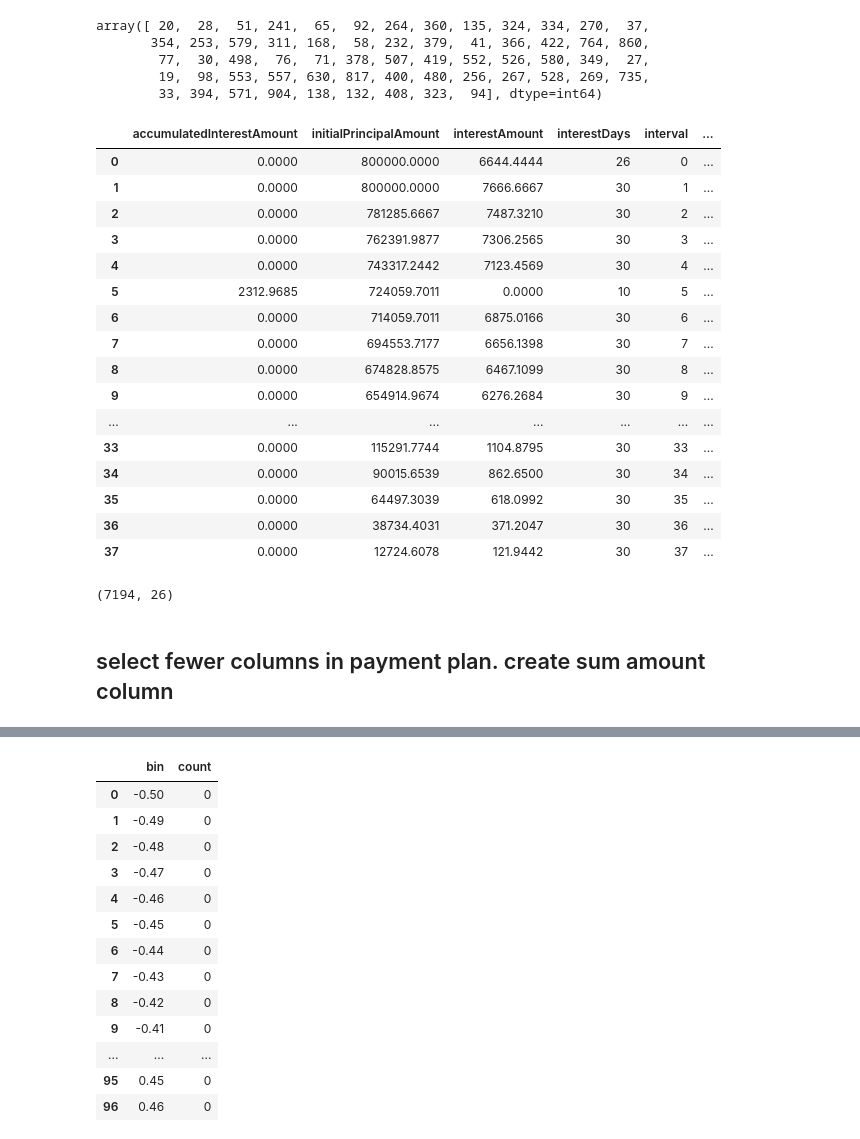
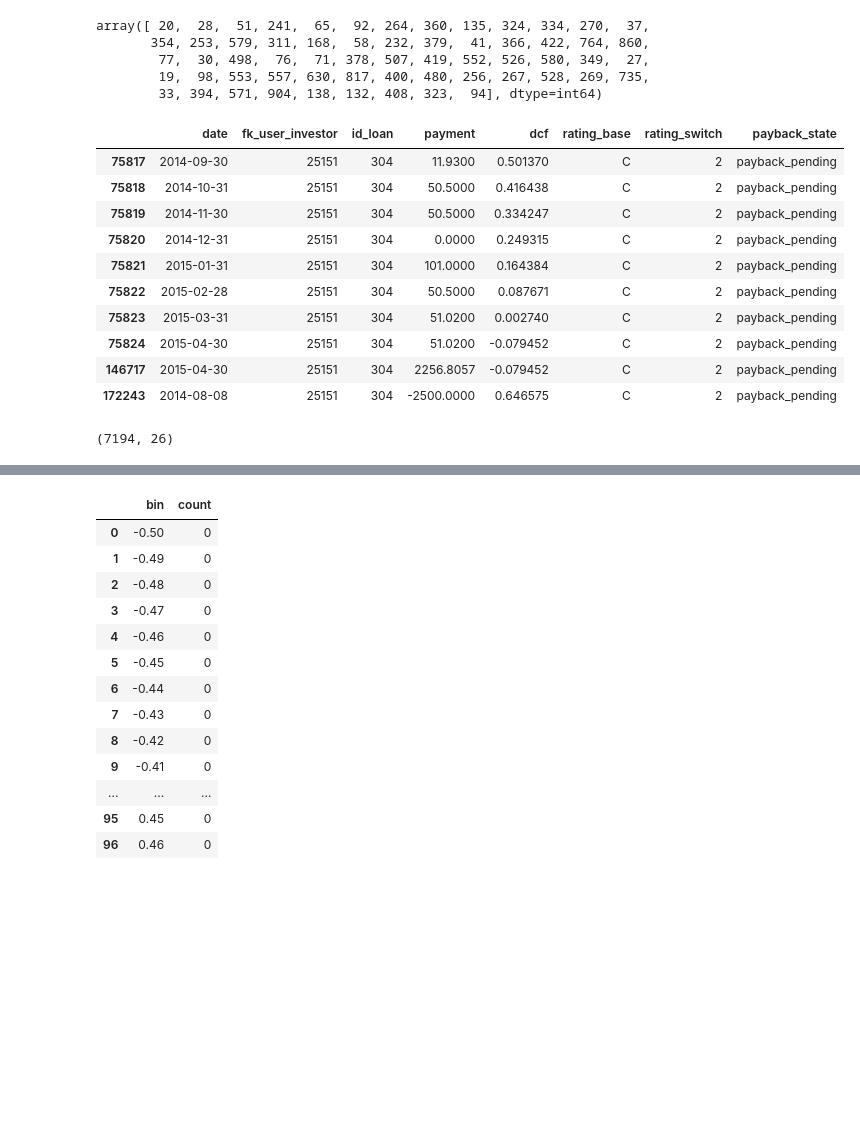
Before and after one commit to seanv507/IPython-Notebooks, a Jupyter notebook: returns01.ipynb, the cells around one changed output, grey strips where cells are left out. Cells and saved outputs as stored; diff of their text form; code cells hidden in the pictures; blank space fills up the shorter version.

```diff
--- a/returns01.ipynb
+++ b/returns01.ipynb
@@ -396,7 +371,9 @@ loans['originated_since_date']=np.array(loans.originated_since,'datetime64[D]')
 loans['rating_switch']=1 + \
     (loans['originated_since_date']>np.datetime64('2014-06-30')) + \
     (loans['originated_since_date']>np.datetime64('2014-10-14'))
+# %%
+loans['originated_since_date_EOM']=loans['originated_since_date']+np.array(30-loans.payback_day,'timedelta64[D]')
 # %%
-loan_fundings1=loan_fundings.merge(loans[['id_loan','originated_since_date','principal_amount']],left_on=['fk_loan'],right_on=['id_loan'])
+loan_fundings1=loan_fundings.merge(loans[['id_loan','originated_since_date','originated_since_date_EOM','payback_day','principal_amount']],left_on=['fk_loan'],right_on=['id_loan'])
 # %%
 loan_fundings1['loan_coverage1']=loan_fundings1.amount/loan_fundings1.principal_amount*100
@@ -635,3 +626,4 @@ def add_investor_coverage(cashflows,loan_fundings):
     return cashflows1
 # %%
 actual_payments['in_arrears_since_days_30360']=days360(actual_payments.in_arrears_since.values,actual_payments.iso_date.values)
+actual_payments_combined['in_arrears_since_days_30360']=days360(actual_payments_combined.in_arrears_since.values,actual_payments_combined.iso_date.values)
@@ -689,35 +673,26 @@ array([ 20,  28,  51, 241,  65,  92, 264, 360, 135, 324, 334, 270,  37,
         77,  30, 498,  76,  71, 378, 507, 419, 552, 526, 580, 349,  27,
         19,  98, 553, 557, 630, 817, 400, 480, 256, 267, 528, 269, 735,
         33, 394, 571, 904, 138, 132, 408, 323,  94], dtype=int64)
-# %%
-def pplan(pay):
-    z=pd.read_json(pay.plan)
-    z[
-# %% [output]
-|  | accumulatedInterestAmount | initialPrincipalAmount | interestAmount | interestDays | interval | ... |
-| 0 | 0.0000 | 800000.0000 | 6644.4444 | 26 | 0 | ... |
-| 1 | 0.0000 | 800000.0000 | 7666.6667 | 30 | 1 | ... |
-| 2 | 0.0000 | 781285.6667 | 7487.3210 | 30 | 2 | ... |
-| 3 | 0.0000 | 762391.9877 | 7306.2565 | 30 | 3 | ... |
-| 4 | 0.0000 | 743317.2442 | 7123.4569 | 30 | 4 | ... |
-| 5 | 2312.9685 | 724059.7011 | 0.0000 | 10 | 5 | ... |
-| 6 | 0.0000 | 714059.7011 | 6875.0166 | 30 | 6 | ... |
-| 7 | 0.0000 | 694553.7177 | 6656.1398 | 30 | 7 | ... |
-| 8 | 0.0000 | 674828.8575 | 6467.1099 | 30 | 8 | ... |
-| 9 | 0.0000 | 654914.9674 | 6276.2684 | 30 | 9 | ... |
-| ... | ... | ... | ... | ... | ... | ... |
-| 33 | 0.0000 | 115291.7744 | 1104.8795 | 30 | 33 | ... |
-| 34 | 0.0000 | 90015.6539 | 862.6500 | 30 | 34 | ... |
-| 35 | 0.0000 | 64497.3039 | 618.0992 | 30 | 35 | ... |
-| 36 | 0.0000 | 38734.4031 | 371.2047 | 30 | 36 | ... |
-| 37 | 0.0000 | 12724.6078 | 121.9442 | 30 | 37 | ... |
 # %%
 actual_payments['cum_diff']=actual_payments.expected_amount_cum-actual_payments.actual_amount_cum
+actual_payments_combined['cum_diff']=actual_payments_combined.expected_amount_cum-actual_payments_combined.actual_amount_cum
+# %%
+cashflows_act_investor=generate_cashflows_act_investor(actual_payments_combined,loan_fundings1,'2015-04-30')
+# %% [output]
+|  | date | fk_user_investor | id_loan | payment | dcf | rating_base | rating_switch | payback_state |
+| 75817 | 2014-09-30 | 25151 | 304 | 11.9300 | 0.501370 | C | 2 | payback_pending |
+| 75818 | 2014-10-31 | 25151 | 304 | 50.5000 | 0.416438 | C | 2 | payback_pending |
+| 75819 | 2014-11-30 | 25151 | 304 | 50.5000 | 0.334247 | C | 2 | payback_pending |
+| 75820 | 2014-12-31 | 25151 | 304 | 0.0000 | 0.249315 | C | 2 | payback_pending |
+| 75821 | 2015-01-31 | 25151 | 304 | 101.0000 | 0.164384 | C | 2 | payback_pending |
+| 75822 | 2015-02-28 | 25151 | 304 | 50.5000 | 0.087671 | C | 2 | payback_pending |
+| 75823 | 2015-03-31 | 25151 | 304 | 51.0200 | 0.002740 | C | 2 | payback_pending |
+| 75824 | 2015-04-30 | 25151 | 304 | 51.0200 | -0.079452 | C | 2 | payback_pending |
+| 146717 | 2015-04-30 | 25151 | 304 | 2256.8057 | -0.079452 | C | 2 | payback_pending |
+| 172243 | 2014-08-08 | 25151 | 304 | -2500.0000 | 0.646575 | C | 2 | payback_pending |
 # %%
 actual_payments[abs(actual_payments.cum_diff)>0.01].to_clipboard()
 # %%
 actual_payments.shape
 # %% [output]
 (7194, 26)
-# %% [markdown]
-## select fewer columns in payment plan. create sum amount column
```
Also changed, not shown: parts of 74 cells of this notebook.
